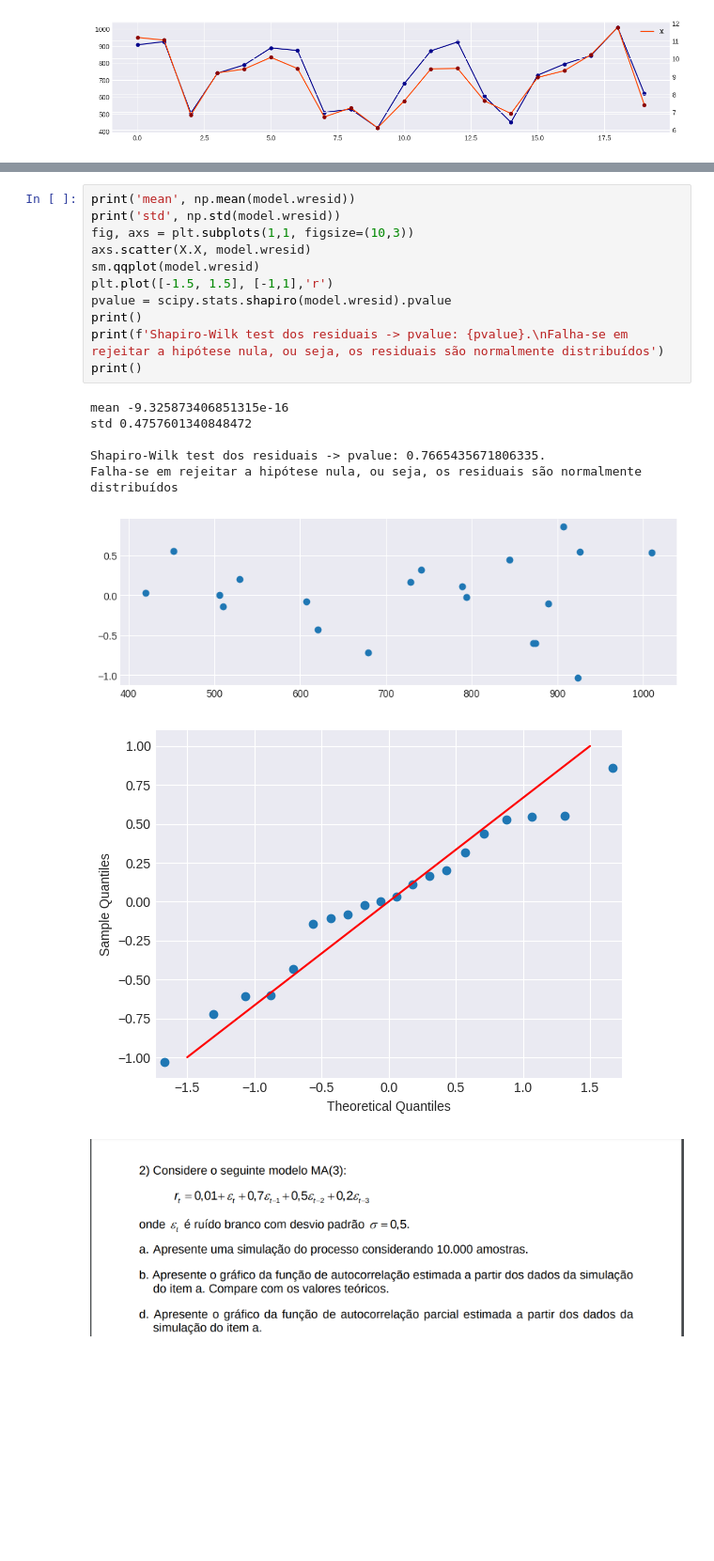
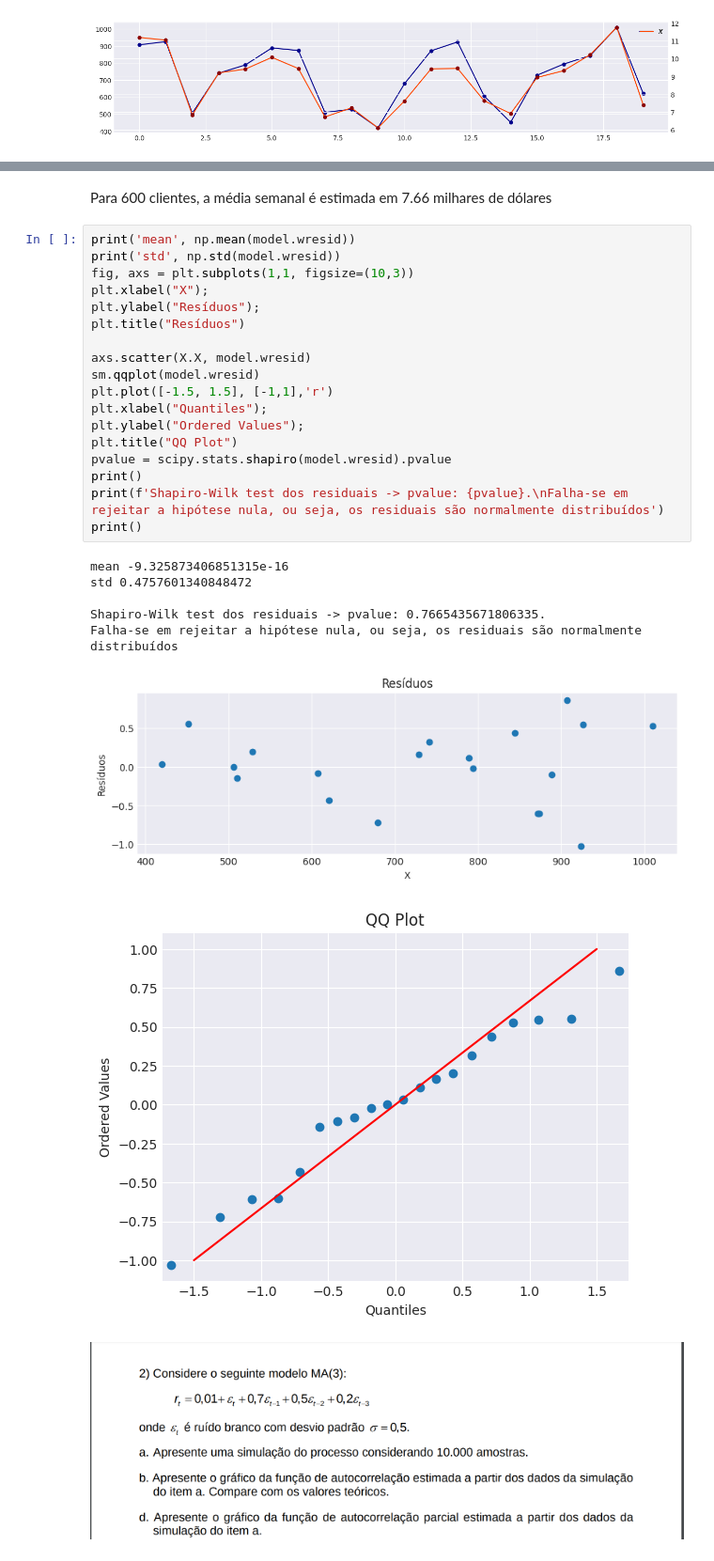
Before and after one commit to FerPapi/fineng-mba-usp, a Jupyter notebook: time_series/lista1_TS_fernando_papi.ipynb, the cells around one changed output, grey strips where cells are left out. Shown at 94% size. Cells and saved outputs as stored; diff of their text form; blank space fills up the shorter version.

```diff
--- a/time_series/lista1_TS_fernando_papi.ipynb
+++ b/time_series/lista1_TS_fernando_papi.ipynb
@@ -79,25 +85,34 @@ print('\nX=600, Y_hat =', y_h)
 # %% [output]
 [figure]
 X=600, Y_hat = [7.660647]
+# %% [markdown]
+Para 600 clientes, a média semanal é estimada em 7.66 milhares de dólares
 # %%
 print('mean', np.mean(model.wresid))
 print('std', np.std(model.wresid))
 fig, axs = plt.subplots(1,1, figsize=(10,3))
+plt.xlabel("X");
+plt.ylabel("Resíduos");
+plt.title("Resíduos")
+
 axs.scatter(X.X, model.wresid)
 sm.qqplot(model.wresid)
 plt.plot([-1.5, 1.5], [-1,1],'r')
+plt.xlabel("Quantiles");
+plt.ylabel("Ordered Values");
+plt.title("QQ Plot")
 pvalue = scipy.stats.shapiro(model.wresid).pvalue
 print()
 print(f'Shapiro-Wilk test dos residuais -> pvalue: {pvalue}.\nFalha-se em rejeitar a hipótese nula, ou seja, os residuais são normalmente distribuídos')
 print()
 # %% [output]
 mean -9.325873406851315e-16
 std 0.4757601340848472
 
 Shapiro-Wilk test dos residuais -> pvalue: 0.7665435671806335.
 Falha-se em rejeitar a hipótese nula, ou seja, os residuais são normalmente distribuídos
-[figure, old version]
+[figure, new version]
-[figure, old version]
+[figure, new version]
 # %% [markdown]
 ![image.png](attachment:06b0d737-621b-44af-baed-310d2a73c653.png)
 # %%
```
Also changed, not shown: parts of 23 cells of this notebook, 4 other files.
